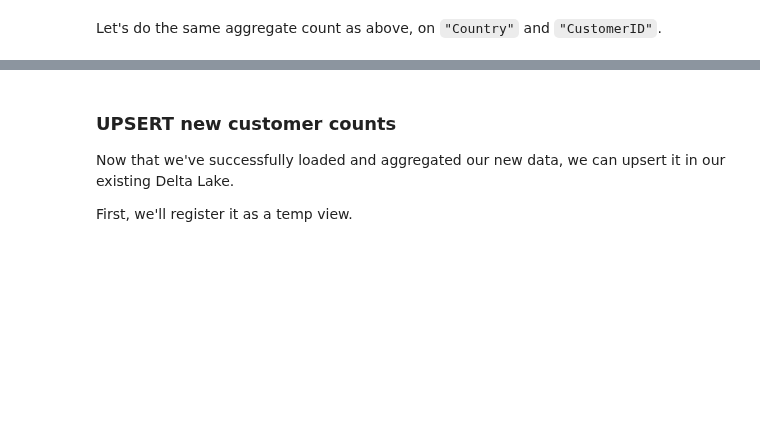
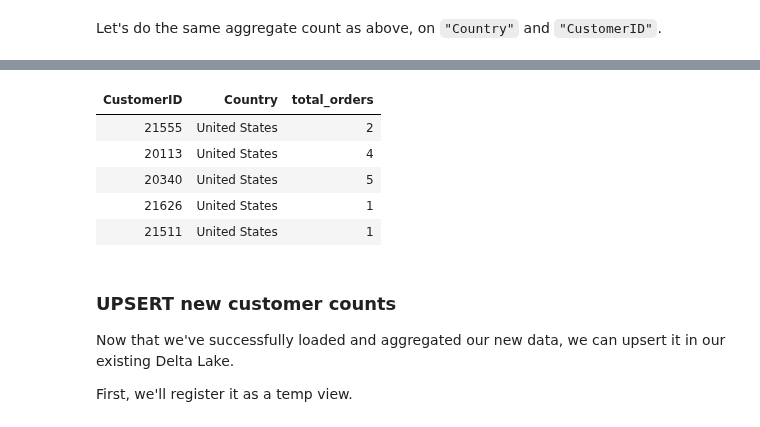
Before and after one commit to alcherniaev/Azure_Databricks, a Jupyter notebook: 2.Delta-Lake-Basics-Lab-1.ipynb, the cells around one changed output, grey strips where cells are left out. Drawn from its saved outputs; the diff is of its cells as text; code cells hidden in the pictures; blank space fills up the shorter version.

```diff
--- a/2.Delta-Lake-Basics-Lab-1.ipynb
+++ b/2.Delta-Lake-Basics-Lab-1.ipynb
@@ -150,6 +222,8 @@ Read data in `newDataPath`. Re-use `inputSchema` as defined above. We'll name ou
 
 newDataPath = "/mnt/training/online_retail/outdoor-products/outdoor-products-small.csv"
 newDataDF = (spark
- .read
- .option("header", "true")
- FILL_IN
+  .read
+  .option("header", "true")
+  .schema(inputSchema)
+  .csv(newDataPath)
+)
@@ -161,0 +234,5 @@ newCustomerCounts = FILL_IN
+# %%
+# TODO
+
+newCustomerCounts = (newDataDF.groupBy("CustomerID", "Country").count()
+  .withColumnRenamed("count", "total_orders"))
@@ -162,5 +241,12 @@ newCustomerCounts = FILL_IN
 # %%
-display(newCustomerCounts)
+display(newCustomerCounts.limit(5))
+# %% [output]
+| CustomerID | Country | total_orders |
+| 21555 | United States | 2 |
+| 20113 | United States | 4 |
+| 20340 | United States | 5 |
+| 21626 | United States | 1 |
+| 21511 | United States | 1 |
 # %% [markdown]
 ### UPSERT new customer counts
 
```
Also changed, not shown: parts of 21 cells of this notebook.
